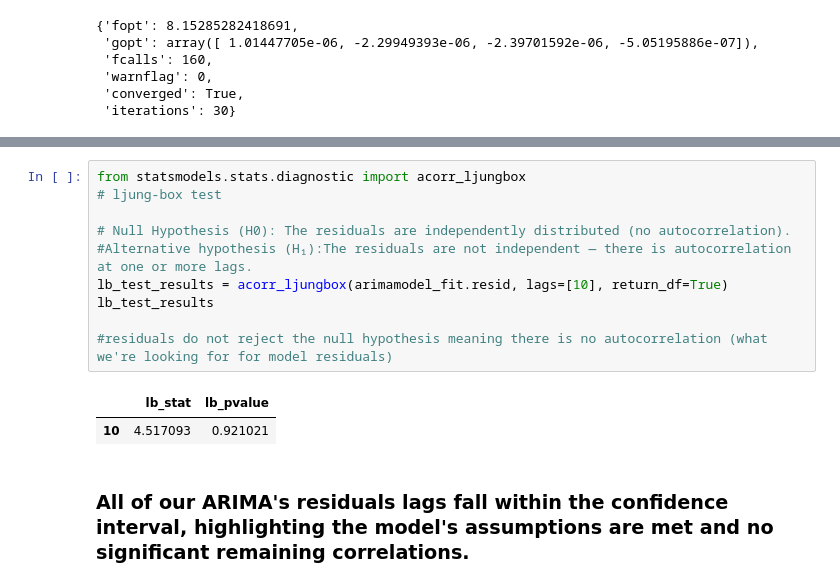
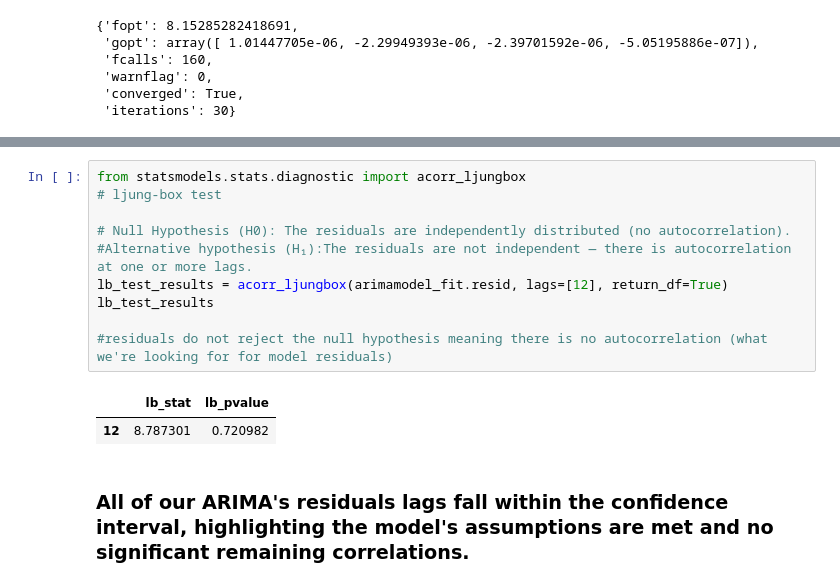
Before and after one commit to kevinserr/Time_Series_Forecast_of_Homelessness_in_NYC_with_Local_Model_Deployment, a Jupyter notebook: python/model_training.ipynb, the cells around one changed output, grey strips where cells are left out. Drawn from its saved outputs; the diff is of its cells as text.

```diff
--- a/python/model_training.ipynb
+++ b/python/model_training.ipynb
@@ -319,16 +338,16 @@ plot_pacf(arimamodel_fit.resid)
 # %%
 from statsmodels.stats.diagnostic import acorr_ljungbox
 # ljung-box test
 
 # Null Hypothesis (H0): The residuals are independently distributed (no autocorrelation).
 #Alternative hypothesis (H₁):The residuals are not independent — there is autocorrelation at one or more lags.
-lb_test_results = acorr_ljungbox(arimamodel_fit.resid, lags=[10], return_df=True)
+lb_test_results = acorr_ljungbox(arimamodel_fit.resid, lags=[12], return_df=True)
 lb_test_results
 
 #residuals do not reject the null hypothesis meaning there is no autocorrelation (what we're looking for for model residuals)
 # %% [output]
 |  | lb_stat | lb_pvalue |
-| 10 | 4.517093 | 0.921021 |
+| 12 | 8.787301 | 0.720982 |
 # %% [markdown]
 ### All of our ARIMA's residuals lags fall within the confidence interval, highlighting the model's assumptions are met and no significant remaining correlations.
 # %% [markdown]
```
Also changed, not shown: parts of 40 cells of this notebook, 1 other file.
